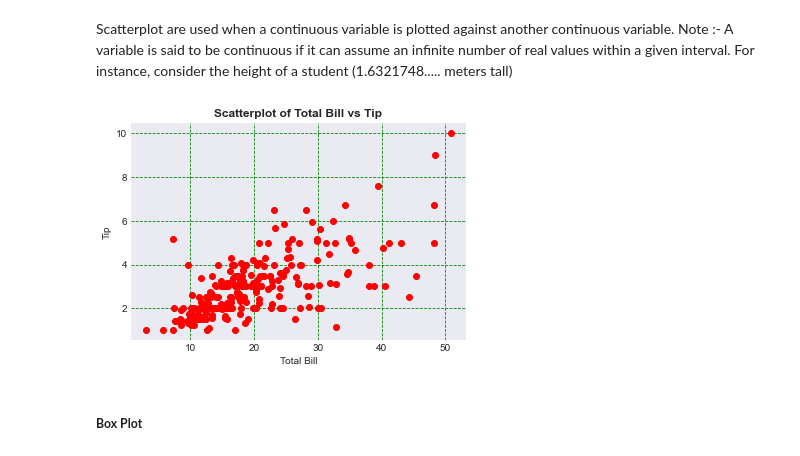
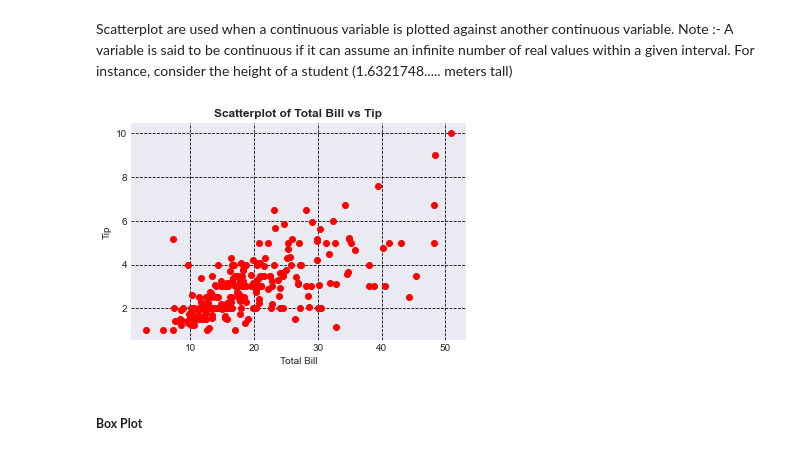
Before and after one commit to prakharjadaun/ML-Learn-With-Me, a Jupyter notebook: 06 - Introduction To Plotting.ipynb, the cells around one changed output. Saved outputs shown, nothing was run; the diff lists cells and outputs as text; code cells hidden in the pictures.

```diff
--- a/06 - Introduction To Plotting.ipynb
+++ b/06 - Introduction To Plotting.ipynb
@@ -254,17 +259,17 @@ Note :- A variable is said to be continuous if it can assume an infinite number
 # %%
 # let's plot the scatter plot using the scatter() function of pyplot
 # we will pass total bill as x and tip column as y
 x = tips['total_bill']
 y = tips['tip']
 # plotting the scatter plot using the red color
 plt.scatter(x,y,color='red')
 plt.title("Scatterplot of Total Bill vs Tip",fontweight='bold')
 plt.xlabel("Total Bill")
 plt.ylabel("Tip")
-plt.grid(linestyle='dashed',color='g')
+plt.grid(linestyle='dashed',color='black')
 plt.show()
 # %% [output]
-[figure, old version]
+[figure, new version]
 # %% [markdown]
 ##### **Box Plot**
 # %% [markdown]
```
Also changed, not shown: parts of 23 cells of this notebook.
